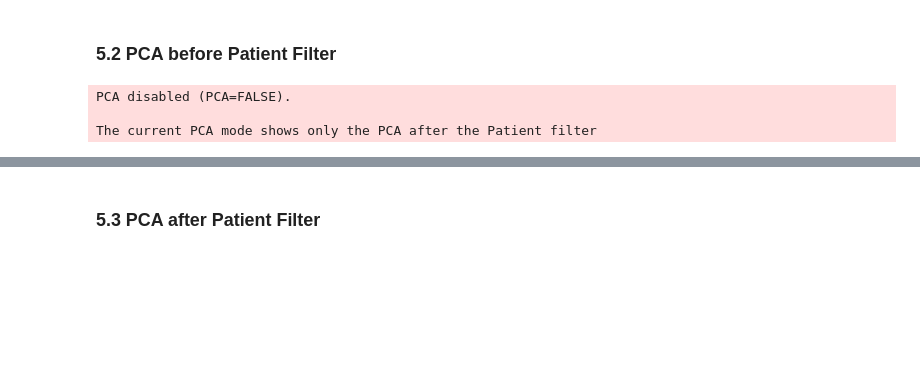
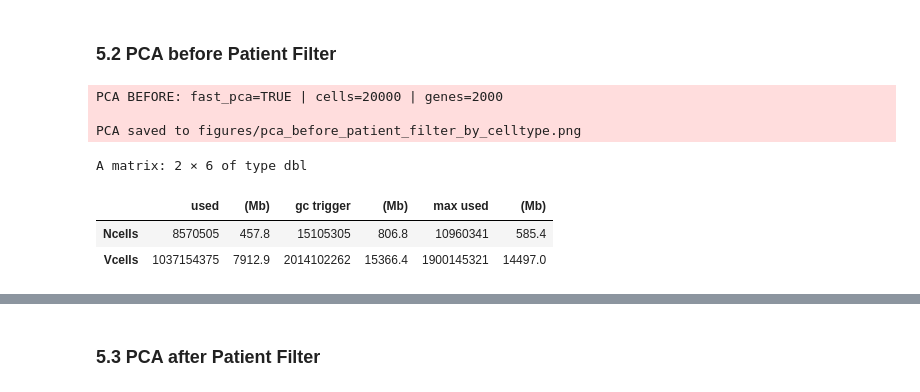
Before and after one commit to BennetDub/mein-r-projekt, a Jupyter notebook: Hipathia withou PB.ipynb, the cells around one changed output, grey strips where cells are left out. Drawn from its saved outputs; the diff is of its cells as text; code cells hidden in the pictures; blank space fills up the shorter version.

```diff
--- a/Hipathia withou PB.ipynb
+++ b/Hipathia withou PB.ipynb
@@ -71,8 +71,8 @@ perm_seed       <- 42      # seed for reproducibility
 inspect_sample <- "p4"
 
 # PCA
-pca <- FALSE
-pca_mode <- "after"                # "before" | "after" | "both"
+pca <- TRUE
+pca_mode <- "both"                # "before" | "after" | "both"
 
 fast_pca <- TRUE                  # TRUE = irlba::prcomp_irlba, FALSE = prcomp
 n_pc_global <- 20                 # number of PCs
@@ -416,39 +495,63 @@ if (pca && pca_mode %in% c("before", "both")) {
   }
   pal_pat <- setNames(rainbow(length(all_patients)), all_patients)
 
   # Build matrix ONLY for sampled cells (genes x cells)
   mat_raw <- as.matrix(rna_raw[, barcodes_raw, drop = FALSE])
 
   # Keep top variable genes (HVG) computed on the sampled matrix
   g_idx <- top_variable_genes(mat_raw, n_hvg)
   mat_raw <- mat_raw[g_idx, , drop = FALSE]
 
   # Run PCA
   message("PCA BEFORE: fast_pca=", fast_pca,
           " | cells=", ncol(mat_raw),
           " | genes=", nrow(mat_raw))
     set.seed(123)
   pca_raw <- run_pca(mat_raw, n_pc = n_pc_global, fast_pca = fast_pca)
 
   # Color by patient
   cols_raw <- pal_pat[as.character(raw_meta$patient_id)]
 
+png("figures/pca_before_celltype_with 3 patients_filter.png", width = 1800, height = 1800, res = 300)
   # Plot PC1 vs PC2
   plot(pca_raw$x[, 1], pca_raw$x[, 2],
        xlab = "PC1", ylab = "PC2",
-       main = "PCA before Patient-Filter (colored by Patient)",
+       main = "PCA before celltype selction (colored by Patient)",
        pch = 19, col = cols_raw)
   legend("topright", legend = names(pal_pat), col = pal_pat, pch = 19, cex = 0.7)
+    dev.off()
 
+# Second plot: colored by cell type
+png("figures/pca_before_patient_filter_by_celltype.png",
+    width = 1800, height = 1800, res = 300)
+
+# Get cell types for sampled barcodes
+ct_raw <- meta[idx_raw, "celltype"]
+
+# Color: Malignant = orange, Mesothelium = purple, Other = grey
+cols_ct <- ifelse(ct_raw == "Malignant", "#FFA500",
+           ifelse(ct_raw == "Mesothelium", "#800080",
+           "grey80"))
+
+plot(pca_raw$x[, 1], pca_raw$x[, 2],
+     xlab = "PC1", ylab = "PC2",
+     main = "PCA before cell type selection (colored by Cell Type)",
+     pch = 19, col = cols_ct,
+     cex = 0.5)
+legend("topright",
+       legend = c("Malignant", "Mesothelium", "Other"),
+       col = c("#FFA500", "#800080", "grey80"),
+       pch = 19, cex = 0.7)
+dev.off()
+
+message("PCA saved to figures/pca_before_patient_filter_by_celltype.png")
   rm(mat_raw, pca_raw, raw_meta, raw_meta_all, idx_raw_all); gc()
 }
-if (!pca) {
-  message("PCA disabled (PCA=FALSE).")
-    }
-if (pca_mode=="after") {
-    message("The current PCA mode shows only the PCA after the Patient filter")
-    }
 # %% [output]
-PCA disabled (PCA=FALSE).
+PCA BEFORE: fast_pca=TRUE | cells=20000 | genes=2000
 
-The current PCA mode shows only the PCA after the Patient filter
+PCA saved to figures/pca_before_patient_filter_by_celltype.png
+A matrix: 2 × 6 of type dbl
+|  | used | (Mb) | gc trigger | (Mb) | max used | (Mb) |
+| Ncells | 8570505 | 457.8 | 15105305 | 806.8 | 10960341 | 585.4 |
+| Vcells | 1037154375 | 7912.9 | 2014102262 | 15366.4 | 1900145321 | 14497.0 |
```
Also changed, not shown: parts of 34 cells of this notebook.
